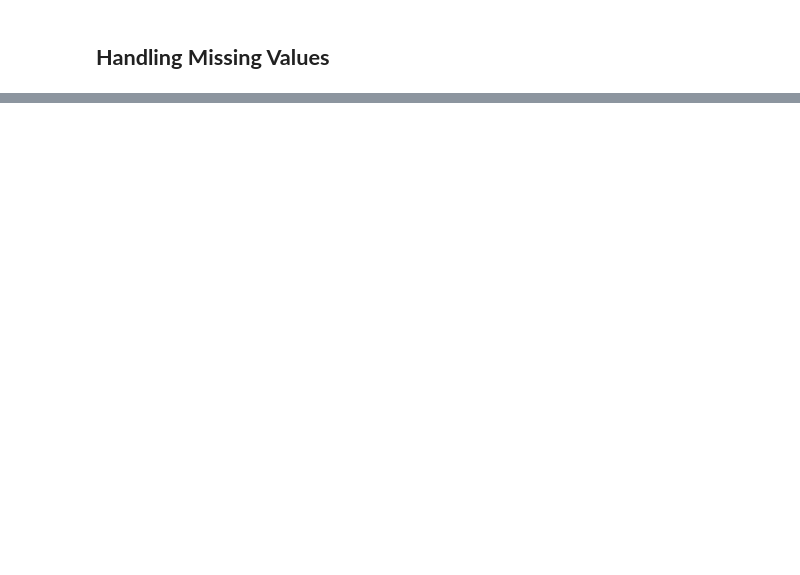
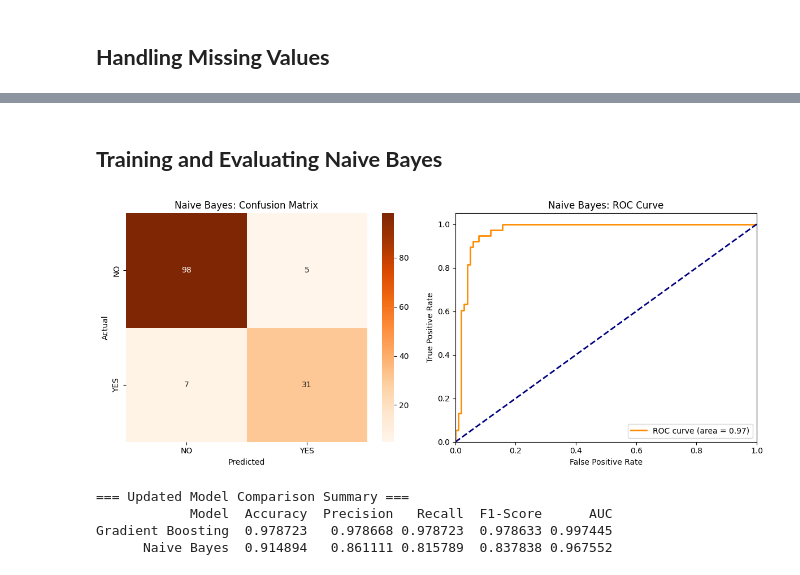
Before and after one commit to Maryam1597/Applieddatascience1, a Jupyter notebook: MARYAM_FYP_ASD.ipynb, the cells around one changed output, grey strips where cells are left out. Drawn from its saved outputs; the diff is of its cells as text; code cells hidden in the pictures; blank space fills up the shorter version.

```diff
--- a/MARYAM_FYP_ASD.ipynb
+++ b/MARYAM_FYP_ASD.ipynb
@@ -469,0 +382,62 @@ plot_group_recall(X_test_with_meta, y_test, y_pred_rf, 'gender')
+# %% [markdown]
+## **Training and Evaluating Naive Bayes**
+# %%
+from sklearn.naive_bayes import GaussianNB
+from sklearn.metrics import (
+    accuracy_score, precision_score, recall_score,
+    f1_score, roc_curve, auc, confusion_matrix
+)
+
+# --- 3. NAIVE BAYES ---
+nb_model = GaussianNB()
+nb_model.fit(X_train_scaled, y_train_encoded)
+
+y_pred_nb = nb_model.predict(X_test_scaled)
+y_prob_nb = nb_model.predict_proba(X_test_scaled)[:, 1]
+
+# Store NB Metrics
+fpr_nb, tpr_nb, _ = roc_curve(y_test_encoded, y_prob_nb)
+roc_auc_nb = auc(fpr_nb, tpr_nb)
+
+results_list.append({
+    'Model': 'Naive Bayes',
+    'Accuracy': accuracy_score(y_test_encoded, y_pred_nb),
+    'Precision': precision_score(y_test_encoded, y_pred_nb),
+    'Recall': recall_score(y_test_encoded, y_pred_nb),
+    'F1-Score': f1_score(y_test_encoded, y_pred_nb),
+    'AUC': roc_auc_nb
+})
+
+# --- VISUALIZATION (Confusion Matrix and ROC Curve) ---
+fig, ax = plt.subplots(1, 2, figsize=(12, 5))
+
+# Confusion Matrix Heatmap
+sns.heatmap(confusion_matrix(y_test_encoded, y_pred_nb), annot=True, fmt='d', cmap='Oranges',
+            xticklabels=['NO', 'YES'], yticklabels=['NO', 'YES'], ax=ax[0])
+ax[0].set_title('Naive Bayes: Confusion Matrix')
+ax[0].set_xlabel('Predicted')
+ax[0].set_ylabel('Actual')
+
+# ROC Curve
+ax[1].plot(fpr_nb, tpr_nb, color='darkorange', lw=2, label=f'ROC curve (area = {roc_auc_nb:.2f})')
+ax[1].plot([0, 1], [0, 1], color='navy', lw=2, linestyle='--')
+ax[1].set_xlim([0.0, 1.0])
+ax[1].set_ylim([0.0, 1.05])
+ax[1].set_xlabel('False Positive Rate')
+ax[1].set_ylabel('True Positive Rate')
+ax[1].set_title('Naive Bayes: ROC Curve')
+ax[1].legend(loc="lower right")
+
+plt.tight_layout()
+plt.show()
+
+# --- SUMMARY TABLE ---
+summary_df = pd.DataFrame(results_list).drop_duplicates(subset=['Model'], keep='last')
+print("\n=== Updated Model Comparison Summary ===")
+print(summary_df.sort_values(by='AUC', ascending=False).to_string(index=False))
+# %% [output]
+[figure, added]
+=== Updated Model Comparison Summary ===
+            Model  Accuracy  Precision   Recall  F1-Score      AUC
+Gradient Boosting  0.978723   0.978668 0.978723  0.978633 0.997445
+      Naive Bayes  0.914894   0.861111 0.815789  0.837838 0.967552
```
Also changed, not shown: parts of 49 cells of this notebook.
